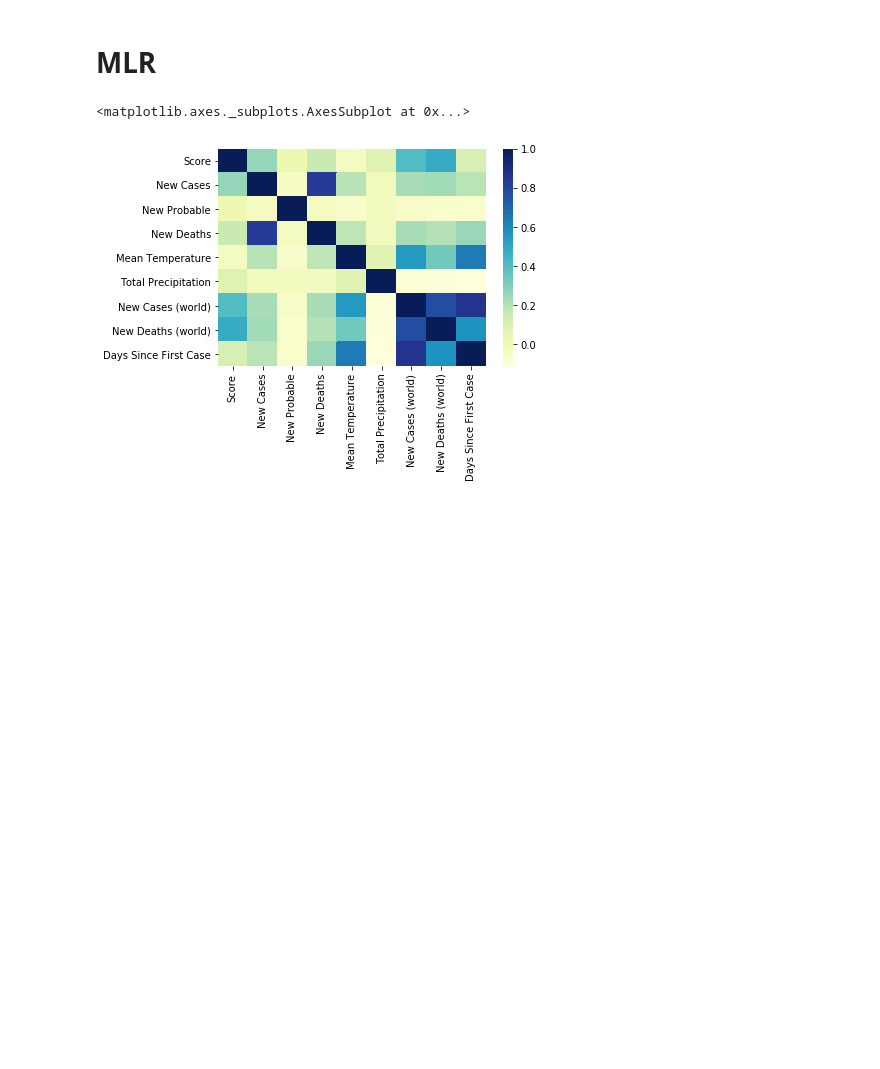
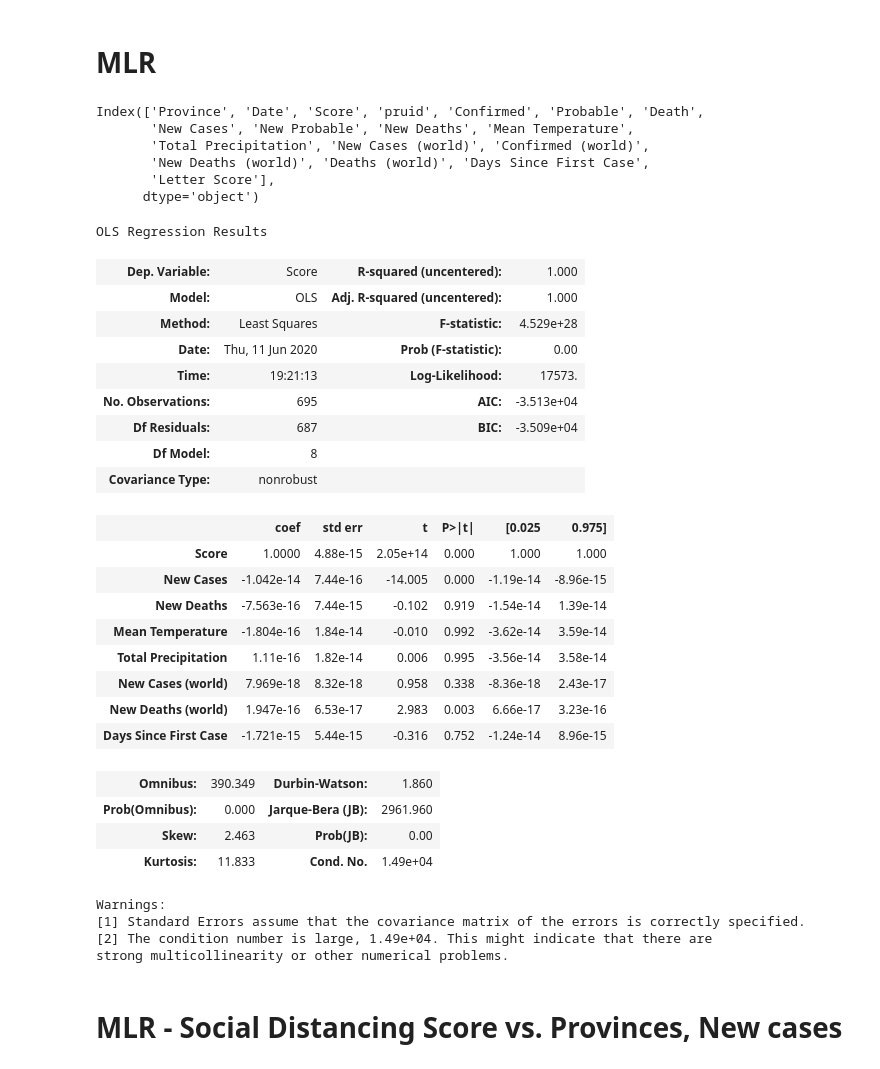
Before and after one commit to francomomo/DataFest-2020, a Jupyter notebook: scripts/Python/modeling.ipynb, the cells around one changed output. Cells and saved outputs as stored; diff of their text form; code cells hidden in the pictures; blank space fills up the shorter version.

```diff
--- a/scripts/Python/modeling.ipynb
+++ b/scripts/Python/modeling.ipynb
@@ -409,7 +367,55 @@ modeling_data = modeling_data.drop('Unnamed: 0', axis=1)
 # features = ['Confirmed', 'Probable', 'Death', 'New Cases', 'New Probable', 'New Deaths', 'Mean Temperature', \
 #             'Total Precipitation', 'New Cases (world)', 'Confirmed (world)', 'New Deaths (world)', 'Deaths (world)', \
 #             'Days Since First Case']
-features = ['New Cases', 'New Probable', 'New Deaths', 'Mean Temperature', \
-            'Total Precipitation', 'New Cases (world)', 'New Deaths (world)',\
-            'Days Since First Case']
+features = ['Score',
+       'New Cases', 'New Deaths', 'Mean Temperature',
+       'Total Precipitation', 'New Cases (world)',
+       'New Deaths (world)', 'Days Since First Case']
 target = 'Score'
+# %%
+modeling_data.columns
+# %% [output]
+Index(['Province', 'Date', 'Score', 'pruid', 'Confirmed', 'Probable', 'Death',
+       'New Cases', 'New Probable', 'New Deaths', 'Mean Temperature',
+       'Total Precipitation', 'New Cases (world)', 'Confirmed (world)',
+       'New Deaths (world)', 'Deaths (world)', 'Days Since First Case',
+       'Letter Score'],
+      dtype='object')
+# %%
+X_mlr = modeling_data[features]
+y_mlr = modeling_data[target]
+
+mlr = sm.OLS(y_mlr, X_mlr).fit()
+# predictions = mlr.predict(X_mlr)
+
+mlr.summary()
+# %% [output]
+OLS Regression Results
+| Dep. Variable: | Score | R-squared (uncentered): | 1.000 |
+| Model: | OLS | Adj. R-squared (uncentered): | 1.000 |
+| Method: | Least Squares | F-statistic: | 4.529e+28 |
+| Date: | Thu, 11 Jun 2020 | Prob (F-statistic): | 0.00 |
+| Time: | 19:21:13 | Log-Likelihood: | 17573. |
+| No. Observations: | 695 | AIC: | -3.513e+04 |
+| Df Residuals: | 687 | BIC: | -3.509e+04 |
+| Df Model: | 8 |  |  |
+| Covariance Type: | nonrobust |  |  |
+|  | coef | std err | t | P>|t| | [0.025 | 0.975] |
+| Score | 1.0000 | 4.88e-15 | 2.05e+14 | 0.000 | 1.000 | 1.000 |
+| New Cases | -1.042e-14 | 7.44e-16 | -14.005 | 0.000 | -1.19e-14 | -8.96e-15 |
+| New Deaths | -7.563e-16 | 7.44e-15 | -0.102 | 0.919 | -1.54e-14 | 1.39e-14 |
+| Mean Temperature | -1.804e-16 | 1.84e-14 | -0.010 | 0.992 | -3.62e-14 | 3.59e-14 |
+| Total Precipitation | 1.11e-16 | 1.82e-14 | 0.006 | 0.995 | -3.56e-14 | 3.58e-14 |
+| New Cases (world) | 7.969e-18 | 8.32e-18 | 0.958 | 0.338 | -8.36e-18 | 2.43e-17 |
+| New Deaths (world) | 1.947e-16 | 6.53e-17 | 2.983 | 0.003 | 6.66e-17 | 3.23e-16 |
+| Days Since First Case | -1.721e-15 | 5.44e-15 | -0.316 | 0.752 | -1.24e-14 | 8.96e-15 |
+| Omnibus: | 390.349 | Durbin-Watson: | 1.860 |
+| Prob(Omnibus): | 0.000 | Jarque-Bera (JB): | 2961.960 |
+| Skew: | 2.463 | Prob(JB): | 0.00 |
+| Kurtosis: | 11.833 | Cond. No. | 1.49e+04 |
+Warnings:
+[1] Standard Errors assume that the covariance matrix of the errors is correctly specified.
+[2] The condition number is large, 1.49e+04. This might indicate that there are
+strong multicollinearity or other numerical problems.
+# %% [markdown]
+# MLR - Social Distancing Score vs. Provinces, New cases
@@ -417,13 +433,12 @@ target = 'Score'
 # Multicollinearity assumption
 
 # Drop column
-corr_data = modeling_data.drop(['Date', 'pruid', 'Confirmed', 'Probable', 'Death', 'Confirmed (world)', 'Deaths (world)'], axis=1)
+corr_data = modeling_data.drop(['Date', 'pruid', 'Confirmed', 'Probable', 'Death', 'Confirmed (world)', \
+                                'Deaths (world)', 'New Probable', 'Total Precipitation', 'Letter Score', \
+                                'New Cases (world)', 'New Deaths (world)', 'Days Since First Case'], axis=1)
 
 # Correlation matrix
 corr = corr_data.corr()
 
 # heatmap to visualize correlation
 sns.heatmap(corr, cmap="YlGnBu")
-# %% [output]
-<matplotlib.axes._subplots.AxesSubplot at 0x...>
-[figure, removed]
```
Also changed, not shown: parts of 17 cells of this notebook.
